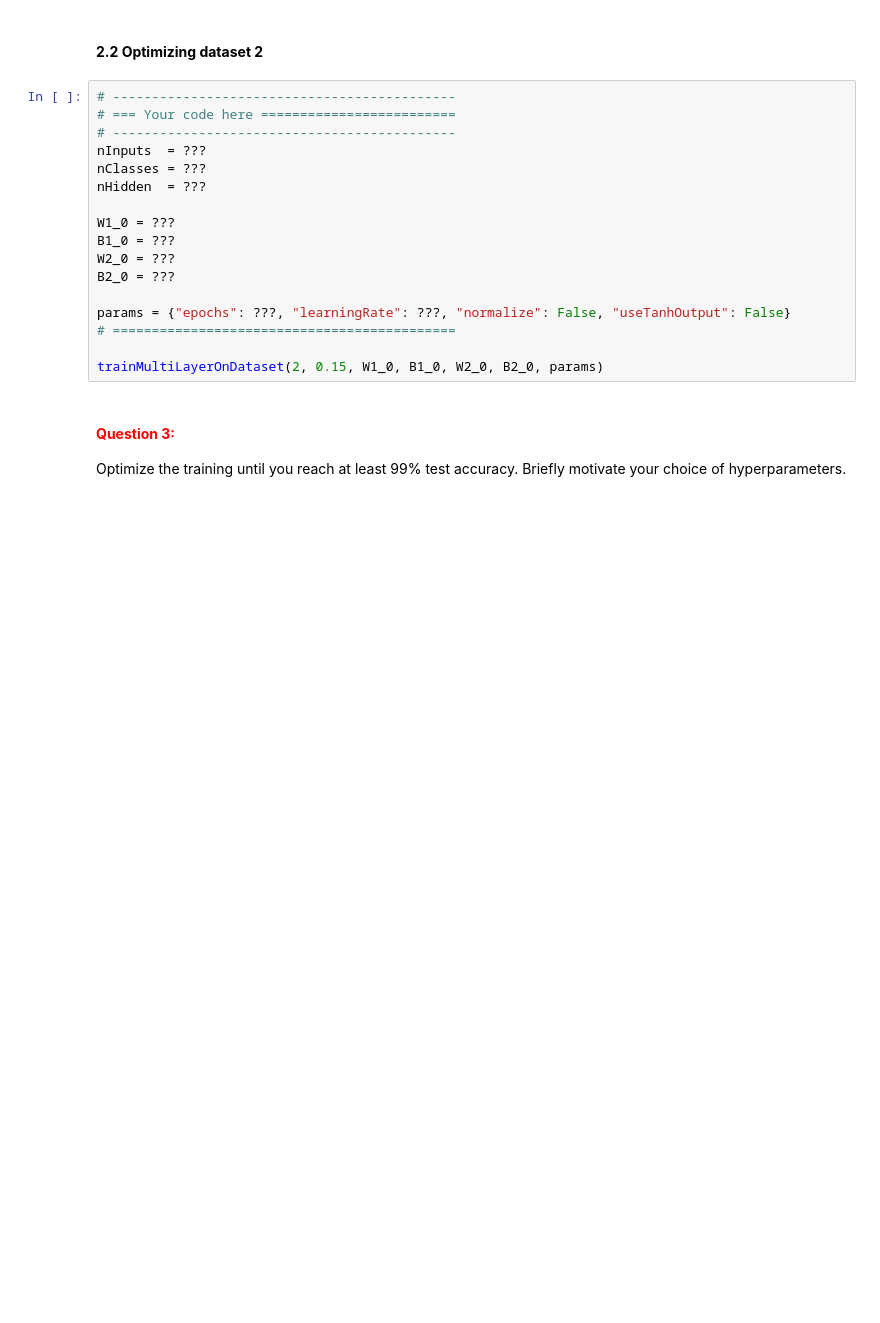
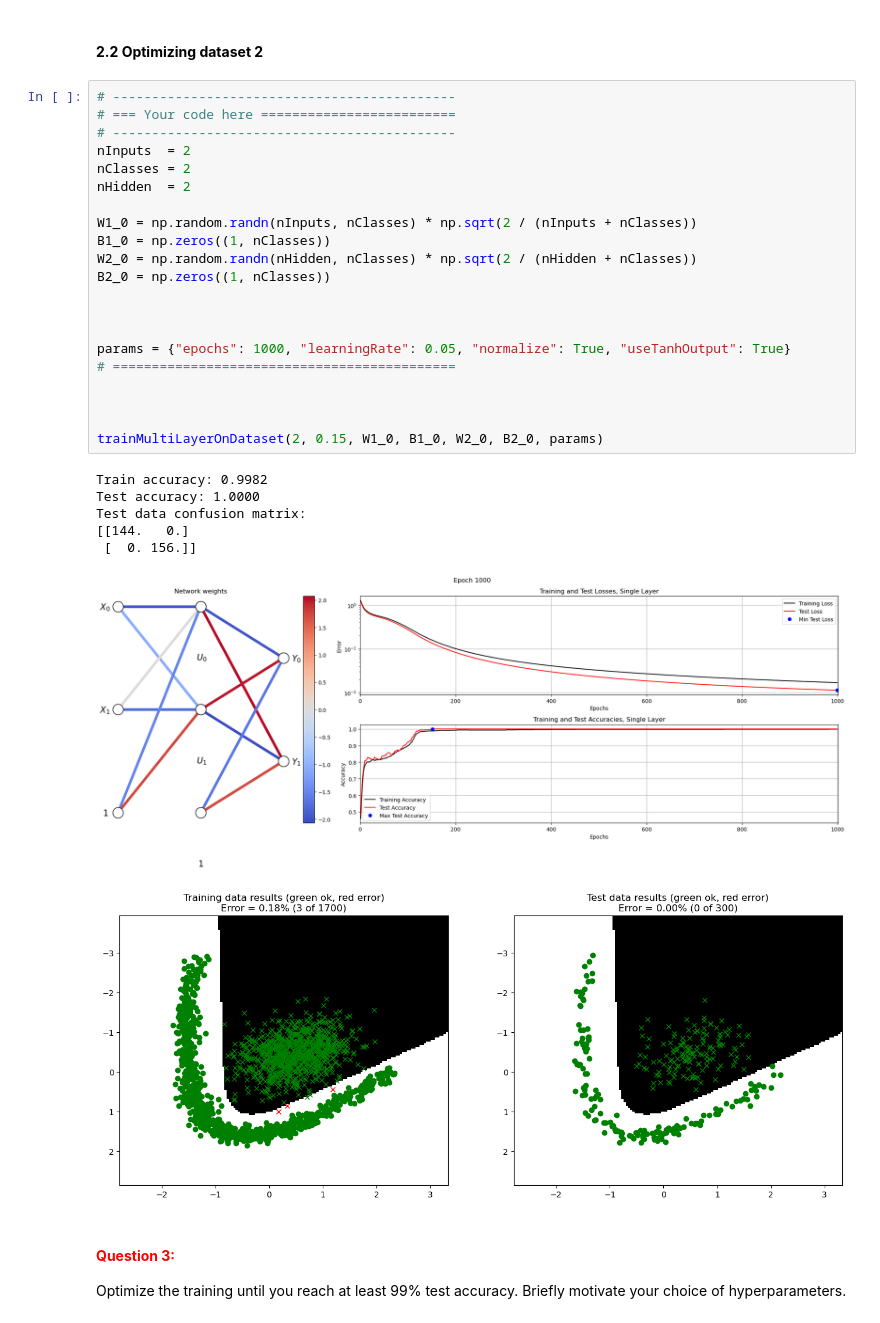
Before and after one commit to chrnas/neural-networks, a Jupyter notebook: A1_Supervised/main3_MultiLayer.ipynb, the cells around one changed output. Saved outputs shown, nothing was run; the diff lists cells and outputs as text; blank space fills up the shorter version.

```diff
--- a/A1_Supervised/main3_MultiLayer.ipynb
+++ b/A1_Supervised/main3_MultiLayer.ipynb
@@ -395,20 +420,32 @@ Optimize the training until you reach at least 98% test accuracy. Briefly motiva
 # %%
 # --------------------------------------------
 # === Your code here =========================
 # --------------------------------------------
-nInputs  = ???
-nClasses = ???
-nHidden  = ???
+nInputs  = 2
+nClasses = 2
+nHidden  = 2
 
-W1_0 = ???
-B1_0 = ???
-W2_0 = ???
-B2_0 = ???
+W1_0 = np.random.randn(nInputs, nClasses) * np.sqrt(2 / (nInputs + nClasses))
+B1_0 = np.zeros((1, nClasses))
+W2_0 = np.random.randn(nHidden, nClasses) * np.sqrt(2 / (nHidden + nClasses))
+B2_0 = np.zeros((1, nClasses))
 
-params = {"epochs": ???, "learningRate": ???, "normalize": False, "useTanhOutput": False}
+
+
+params = {"epochs": 1000, "learningRate": 0.05, "normalize": True, "useTanhOutput": True}
 # ============================================
 
+
+
 trainMultiLayerOnDataset(2, 0.15, W1_0, B1_0, W2_0, B2_0, params)
+# %% [output]
+Train accuracy: 0.9982
+Test accuracy: 1.0000
+Test data confusion matrix:
+[[144.   0.]
+ [  0. 156.]]
+[figure, added]
+[figure, added]
 # %% [markdown]
 #### **<span style="color:red">Question 3:</span>**
 
```
Also changed, not shown: parts of 13 cells of this notebook, 1 other file.
